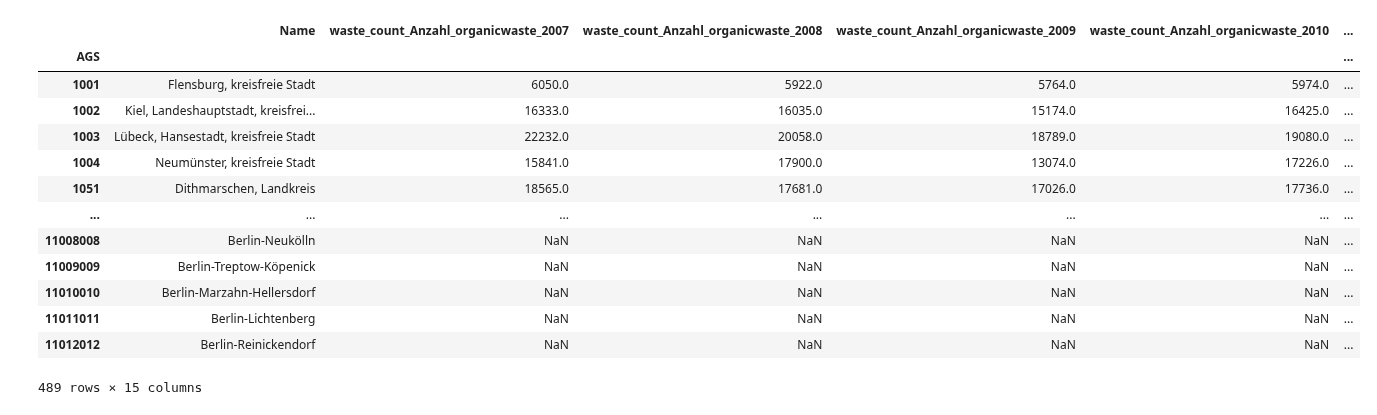
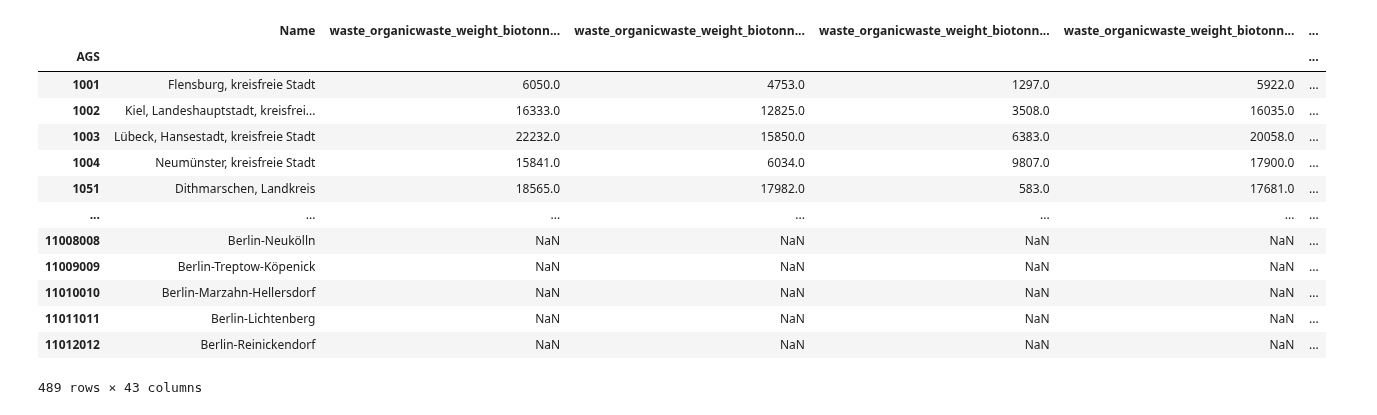
Before and after one commit to uclab-potsdam/klimataz, a Jupyter notebook: waste/final_data_waste_landkreis.ipynb, the cells around one changed output. Cells and saved outputs as stored; diff of their text form; code cells hidden in the pictures.

```diff
--- a/waste/final_data_waste_landkreis.ipynb
+++ b/waste/final_data_waste_landkreis.ipynb
@@ -15,9 +15,8 @@ import numpy as np
 #load dataset from local file
 source_df = pd.read_csv("data/32121-01-02-4-B_flat_haushaltsabfaelle.csv",delimiter=";", encoding='latin1', low_memory=False)
 
-#remove subgroups of waste Haus- und Sperrmüll, Getrennt erfasste organische Abfälle, Getrennt erfasste Wertstoffe, Sonstige Abfälle, Biotonne,
-#remove subgroups of waste Haus- und Sperrmüll, Getrennt erfasste organische Abfälle, Getrennt erfasste Wertstoffe, Sonstige Abfälle and Insgesamt and Insgesamt
-source_df = source_df[(source_df['2_Auspraegung_Code'] != 'ABFALLART100') & (source_df['2_Auspraegung_Code'] != 'ABFALLART300') & (source_df['2_Auspraegung_Code'] != 'ABFALLART400') & (source_df['2_Auspraegung_Code'] != 'ABFALLART201') & (source_df['2_Auspraegung_Code'] != 'ABFALLART202') & (source_df['2_Auspraegung_Label'] != "Insgesamt")]
+# #remove subgroups of waste (everything except for organic waste total) Haus- und Sperrmüll, Getrennt erfasste organische Abfälle, Getrennt erfasste Wertstoffe, Sonstige Abfälle, Biotonne, abbaubare Garten- und Parkabfälle and Insgesamt
+# source_df = source_df[(source_df['2_Auspraegung_Code'] != 'ABFALLART100') & (source_df['2_Auspraegung_Code'] != 'ABFALLART300') & (source_df['2_Auspraegung_Code'] != 'ABFALLART400') & (source_df['2_Auspraegung_Code'] != 'ABFALLART201') & (source_df['2_Auspraegung_Code'] != 'ABFALLART202') & (source_df['2_Auspraegung_Label'] != "Insgesamt")]
 
 #remove subgroups of waste Haus- und Sperrmüll, Getrennt erfasste organische Abfälle, Getrennt erfasste Wertstoffe, Sonstige Abfälle and Insgesamt
 source_df = source_df[(source_df['2_Auspraegung_Code'] != 'ABFALLART100') & (source_df['2_Auspraegung_Code'] != 'ABFALLART300') & (source_df['2_Auspraegung_Code'] != 'ABFALLART400') & (source_df['2_Auspraegung_Label'] != "Insgesamt")]
@@ -50,11 +49,11 @@ waste_df.drop(columns=['Zeit','Statistik_Code', 'Statistik_Label', 'Zeit_Code',
        '2_Auspraegung_Code'],inplace=True)
 
 #rename columns
-waste_df.rename(columns={'1_Auspraegung_Code':'AGS','1_Auspraegung_Label':'Name','2_Auspraegung_Label':'Abfall','AEW009__Aufkommen_an_Haushaltsabfaellen_(o.E-altgeraete)__t':'Anzahl'},inplace=True)
+waste_df.rename(columns={'1_Auspraegung_Code':'AGS','1_Auspraegung_Label':'Name','2_Auspraegung_Label':'Abfall','AEW009__Aufkommen_an_Haushaltsabfaellen_(o.E-altgeraete)__t':'weight'},inplace=True)
 
 #replace '-' with 0 and '.' with 'NaN according to Zeichnerklärung
-waste_df['Anzahl'].replace('-','0',inplace=True)
-waste_df['Anzahl'] = waste_df['Anzahl'].apply(pd.to_numeric,errors='coerce')
+waste_df['weight'].replace('-','0',inplace=True)
+waste_df['weight'] = waste_df['weight'].apply(pd.to_numeric,errors='coerce')
 
 waste_df['AGS']=waste_df['AGS'].replace("DG",0)
 
@@ -76,9 +75,12 @@ waste_df
 # %%
 #pivot dataframe to show waste and years as columns
-pt_df = waste_df.pivot(index=['AGS','Name'],columns=['Abfall','Jahr'],values=['Anzahl'])
+pt_df = waste_df.pivot(index=['AGS','Name'],columns=['Abfall','Jahr'],values=['weight'])
 
 #rename columns
-pt_df.rename(columns={'Getrennt erfasste organische Abfälle':'organicwaste'},inplace=True)
+pt_df.rename(columns={'Getrennt erfasste organische Abfälle':'sum'},inplace=True)
+
+#rename columns sub groups organic waste
+pt_df.rename(columns={'biolog. abbaubare Garten- und Parkabfälle':'gartenPark', 'Abfälle aus der Biotonne':'biotonne'},inplace=True)
 
 pt_df
 # %% [output]
@@ -101,38 +103,38 @@ pt_df
 # %%
 #collapse levels of column names and join waste type to year
 pt_df.columns = pt_df.columns.map('_'.join)
 
 #sort columns so indicators are together
 pt_df.columns=sorted(pt_df.columns)
 
 #prepend all columns with indicator name
-pt_df=pt_df.add_prefix('waste_count_')
+pt_df=pt_df.add_prefix('waste_organicwaste_')
 
 #convert AGS to numeric and set as new index
 pt_df.reset_index(inplace=True)
 pt_df['AGS'] = pd.to_numeric(pt_df['AGS'])
 pt_df.set_index('AGS',inplace=True)
 pt_df.sort_index(ascending=True,inplace=True)
 
 #strip whitespace from region names
 pt_df['Name']=pt_df['Name'].str.strip()
 
 pt_df
 # %% [output]
-|  | Name | waste_count_Anzahl_organicwaste_2007 | waste_count_Anzahl_organicwaste_2008 | waste_count_Anzahl_organicwaste_2009 | waste_count_Anzahl_organicwaste_2010 | ... |
+|  | Name | waste_organicwaste_weight_biotonn... | waste_organicwaste_weight_biotonn... | waste_organicwaste_weight_biotonn... | waste_organicwaste_weight_biotonn... | ... |
 | AGS |  |  |  |  |  | ... |
-| 1001 | Flensburg, kreisfreie Stadt | 6050.0 | 5922.0 | 5764.0 | 5974.0 | ... |
-| 1002 | Kiel, Landeshauptstadt, kreisfrei... | 16333.0 | 16035.0 | 15174.0 | 16425.0 | ... |
-| 1003 | Lübeck, Hansestadt, kreisfreie Stadt | 22232.0 | 20058.0 | 18789.0 | 19080.0 | ... |
-| 1004 | Neumünster, kreisfreie Stadt | 15841.0 | 17900.0 | 13074.0 | 17226.0 | ... |
-| 1051 | Dithmarschen, Landkreis | 18565.0 | 17681.0 | 17026.0 | 17736.0 | ... |
+| 1001 | Flensburg, kreisfreie Stadt | 6050.0 | 4753.0 | 1297.0 | 5922.0 | ... |
+| 1002 | Kiel, Landeshauptstadt, kreisfrei... | 16333.0 | 12825.0 | 3508.0 | 16035.0 | ... |
+| 1003 | Lübeck, Hansestadt, kreisfreie Stadt | 22232.0 | 15850.0 | 6383.0 | 20058.0 | ... |
+| 1004 | Neumünster, kreisfreie Stadt | 15841.0 | 6034.0 | 9807.0 | 17900.0 | ... |
+| 1051 | Dithmarschen, Landkreis | 18565.0 | 17982.0 | 583.0 | 17681.0 | ... |
 | ... | ... | ... | ... | ... | ... | ... |
 | 11008008 | Berlin-Neukölln | NaN | NaN | NaN | NaN | ... |
 | 11009009 | Berlin-Treptow-Köpenick | NaN | NaN | NaN | NaN | ... |
 | 11010010 | Berlin-Marzahn-Hellersdorf | NaN | NaN | NaN | NaN | ... |
 | 11011011 | Berlin-Lichtenberg | NaN | NaN | NaN | NaN | ... |
 | 11012012 | Berlin-Reinickendorf | NaN | NaN | NaN | NaN | ... |
-489 rows × 15 columns
+489 rows × 43 columns
 # %%
 #save dataframe to file
 pt_df.to_csv("data/final_data_landkreis_waste_organicwaste.csv")
```
Also changed, not shown: parts of 3 cells of this notebook.
